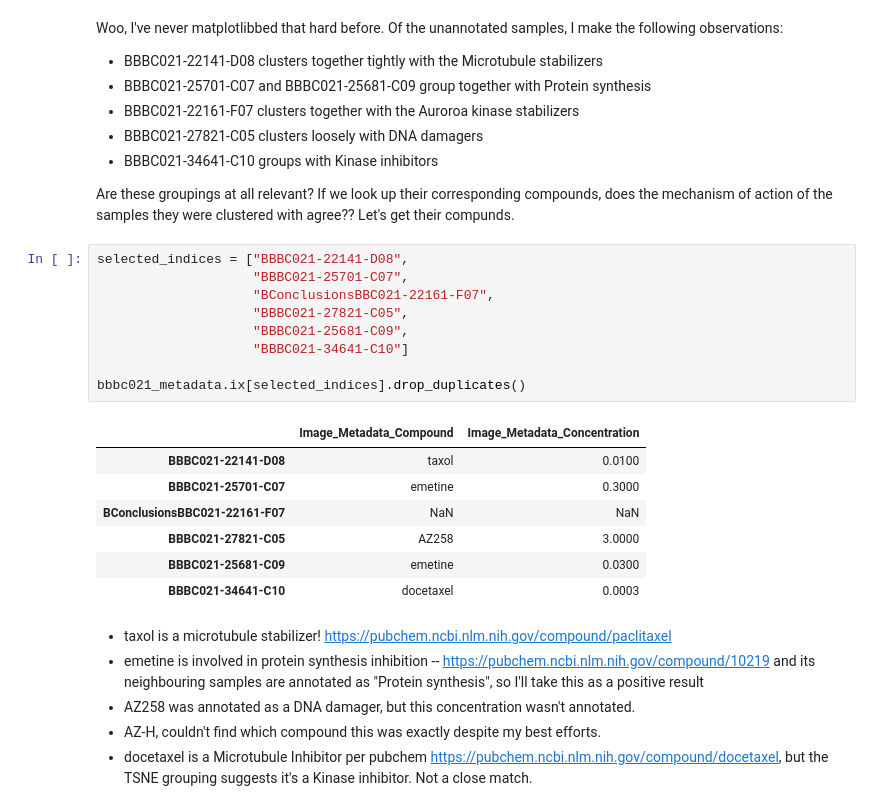
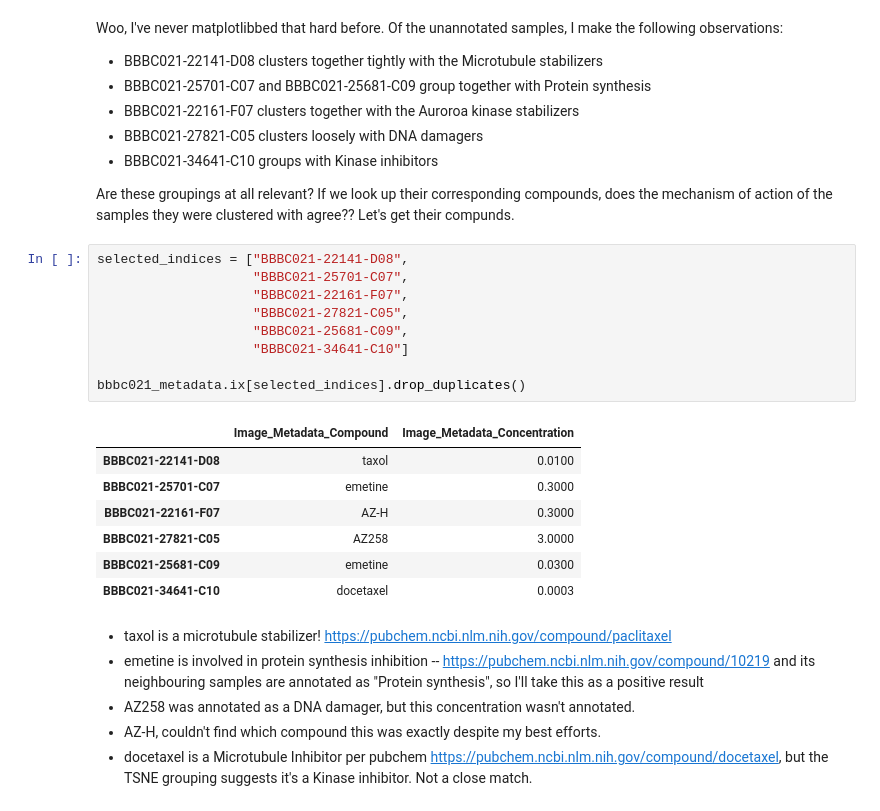
Before and after one commit to microscopium/microscopium-scripts, a Jupyter notebook: bbbc021_analysis.ipynb, the cells around one changed output. Cells and saved outputs as stored; diff of their text form.

```diff
--- a/bbbc021_analysis.ipynb
+++ b/bbbc021_analysis.ipynb
@@ -397,17 +397,17 @@ Are these groupings at all relevant? If we look up their corresponding compounds
 # %%
 selected_indices = ["BBBC021-22141-D08",
                     "BBBC021-25701-C07",
-                    "BConclusionsBBC021-22161-F07",
+                    "BBBC021-22161-F07",
                     "BBBC021-27821-C05",
                     "BBBC021-25681-C09",
                     "BBBC021-34641-C10"]
 
 bbbc021_metadata.ix[selected_indices].drop_duplicates()
 # %% [output]
 |  | Image_Metadata_Compound | Image_Metadata_Concentration |
 | BBBC021-22141-D08 | taxol | 0.0100 |
 | BBBC021-25701-C07 | emetine | 0.3000 |
-| BConclusionsBBC021-22161-F07 | NaN | NaN |
+| BBBC021-22161-F07 | AZ-H | 0.3000 |
 | BBBC021-27821-C05 | AZ258 | 3.0000 |
 | BBBC021-25681-C09 | emetine | 0.0300 |
 | BBBC021-34641-C10 | docetaxel | 0.0003 |
```
Also changed, not shown: parts of 6 cells of this notebook.
